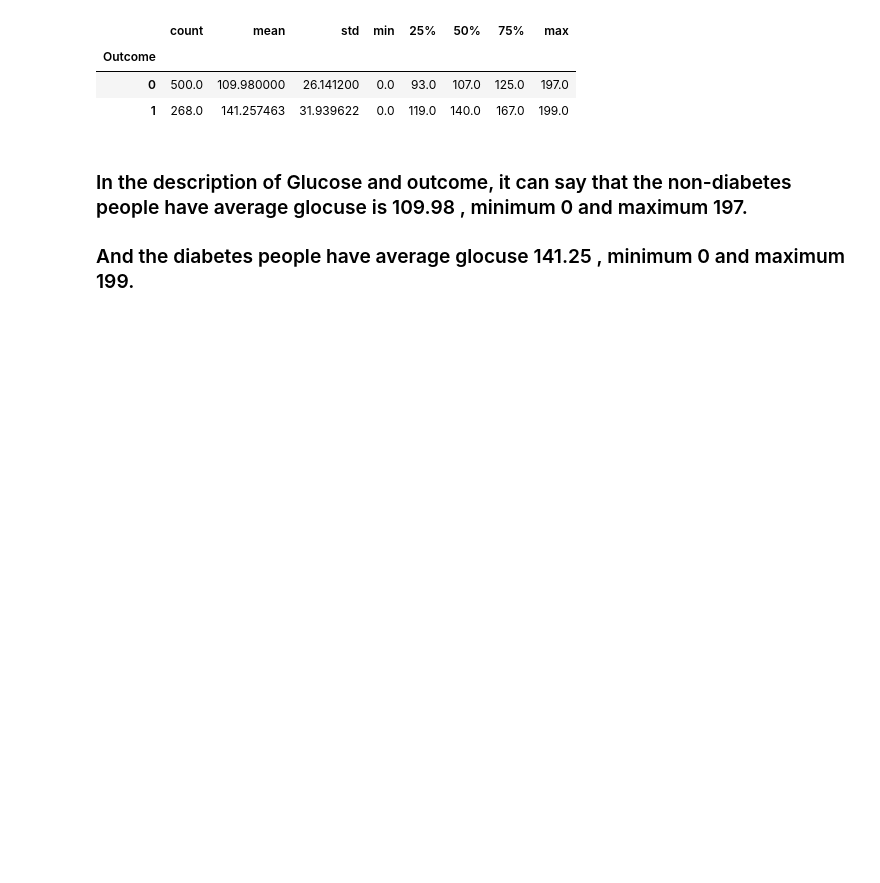
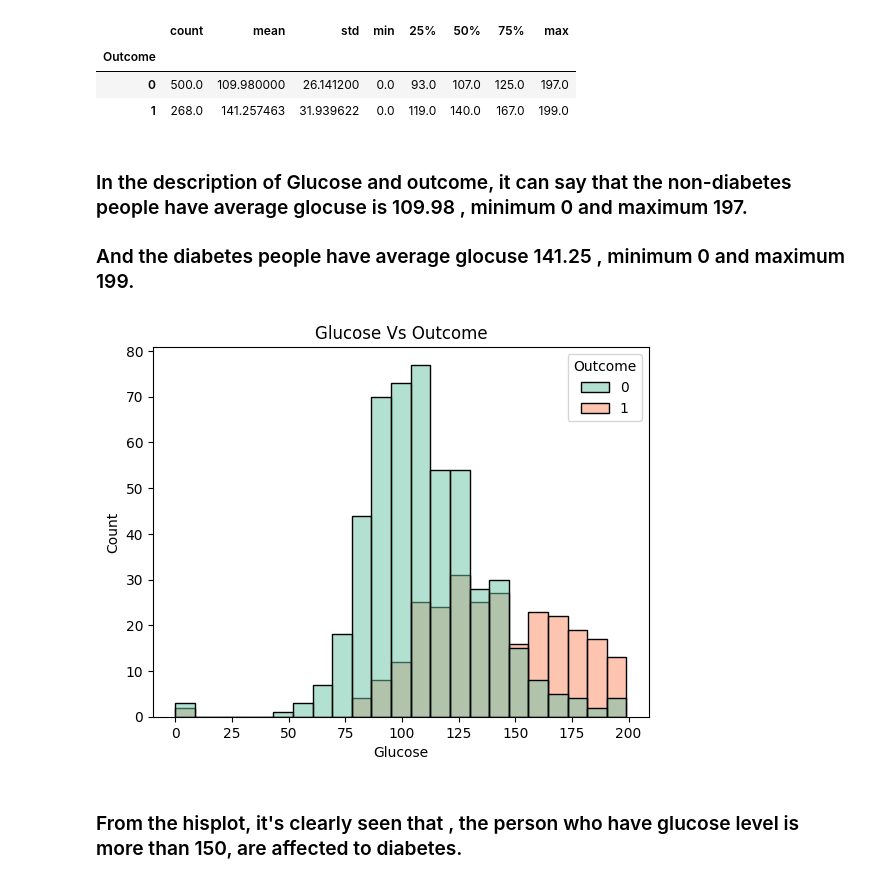
Before and after one commit to dinislamweb/diabetics-prediction-, a Jupyter notebook: diabetes_updated.ipynb, the cells around one changed output. Cells and saved outputs as stored; diff of their text form; code cells hidden in the pictures; blank space fills up the shorter version.

Commit message:
Visualize the Glocuse and Outcome by histplot added

```diff
--- a/diabetes_updated.ipynb
+++ b/diabetes_updated.ipynb
@@ -172,3 +172,12 @@ df.groupby('Outcome')['Glucose'].describe()
 # %% [markdown]
 ### In the description of Glucose and outcome, it can say that the non-diabetes people have average glocuse is 109.98 , minimum 0 and maximum 197.
 ### And the diabetes people have average glocuse 141.25 , minimum 0 and maximum 199.
+# %%
+# Visualize the Glocuse and Outcome by histplot
+sns.histplot(data=df,x='Glucose',hue='Outcome',palette='Set2')
+plt.title("Glucose Vs Outcome")
+plt.show()
+# %% [output]
+[figure, added]
+# %% [markdown]
+### From the hisplot, it's clearly seen that , the person who have glucose level is more than 150, are affected to diabetes.
```
